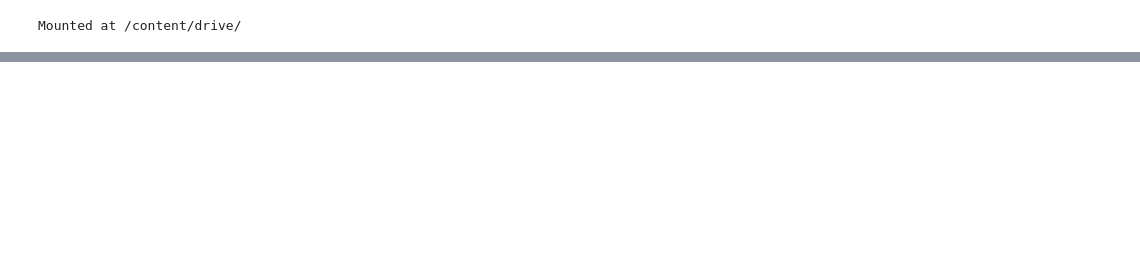
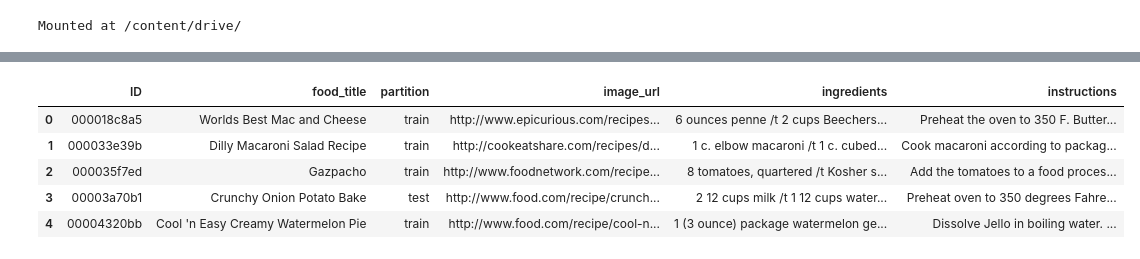
Before and after one commit to ashikshafi08/Recipe1M, a Jupyter notebook: Recipe_1M_Exploration.ipynb, the cells around one changed output, grey strips where cells are left out. Saved outputs shown, nothing was run; the diff lists cells and outputs as text; code cells hidden in the pictures; blank space fills up the shorter version.

```diff
--- a/Recipe_1M_Exploration.ipynb
+++ b/Recipe_1M_Exploration.ipynb
@@ -127,3 +147,0 @@ def get_list_of_strings(key , json_file):
-# %%
-ingredient_list = get_list_of_strings('ingredients' , data)
-len(ingredient_list)
@@ -233,0 +214,16 @@ AttributeError: ignored
+# %%
+def get_list_of_strings(key , json_file):
+    all_ingredient_lists = []
+    for recipie in tqdm(json_file):
+        ingredients = recipie[key]
+        ingredient_list = []
+        for ingredient in ingredients:
+            ingredient_list.append(ingredient['text'])
+
+        all_ingredient_lists.append(ingredient_list)
+    return all_ingredient_lists
+
+
+# Using the above function and parsing out the values
+ingredients_list = get_list_of_strings('ingredients' , data_1)
+instructions_list = get_list_of_strings('instructions' , data_1)
@@ -233,0 +289,18 @@ AttributeError: ignored
+# %%
+# Creating updated list with one individual strings
+updated_ingredients_list = [' /t '.join(ingredients_list[i]) for i in tqdm(range(0 , len(data_1)))]
+updated_instructions_list = [' /t '.join(instructions_list[i]) for i in tqdm(range(0 , len(data_1)))]
+# %%
+import numpy as np
+
+data1_df['ingredients'] = pd.Series(updated_ingredients_list)
+data1_df['instructions'] = pd.Series(updated_instructions_list)
+
+data1_df.head()
+# %% [output]
+|  | ID | food_title | partition | image_url | ingredients | instructions |
+| 0 | 000018c8a5 | Worlds Best Mac and Cheese | train | http://www.epicurious.com/recipes... | 6 ounces penne /t 2 cups Beechers... | Preheat the oven to 350 F. Butter... |
+| 1 | 000033e39b | Dilly Macaroni Salad Recipe | train | http://cookeatshare.com/recipes/d... | 1 c. elbow macaroni /t 1 c. cubed... | Cook macaroni according to packag... |
+| 2 | 000035f7ed | Gazpacho | train | http://www.foodnetwork.com/recipe... | 8 tomatoes, quartered /t Kosher s... | Add the tomatoes to a food proces... |
+| 3 | 00003a70b1 | Crunchy Onion Potato Bake | test | http://www.food.com/recipe/crunch... | 2 12 cups milk /t 1 12 cups water... | Preheat oven to 350 degrees Fahre... |
+| 4 | 00004320bb | Cool 'n Easy Creamy Watermelon Pie | train | http://www.food.com/recipe/cool-n... | 1 (3 ounce) package watermelon ge... | Dissolve Jello in boiling water. ... |
```
Also changed, not shown: parts of 55 cells of this notebook.
